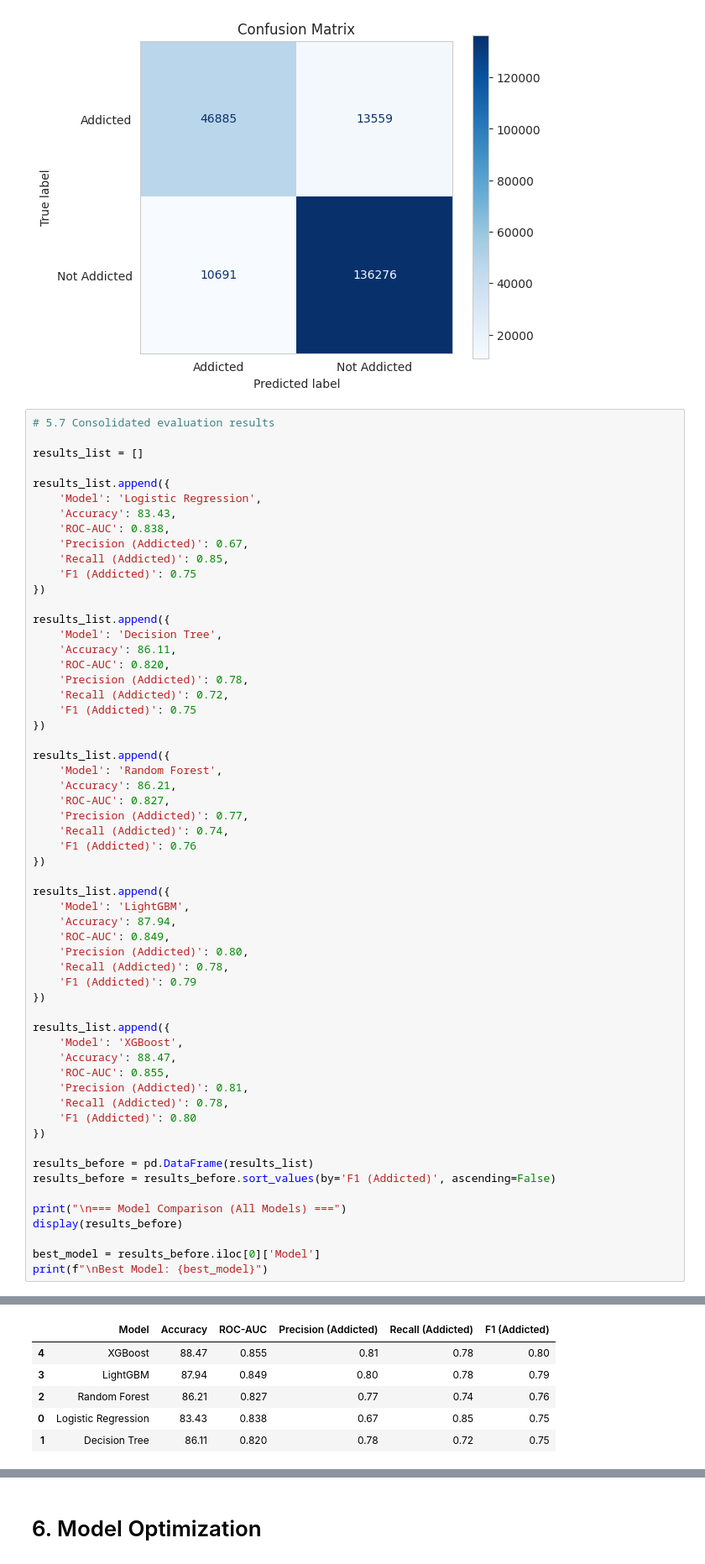
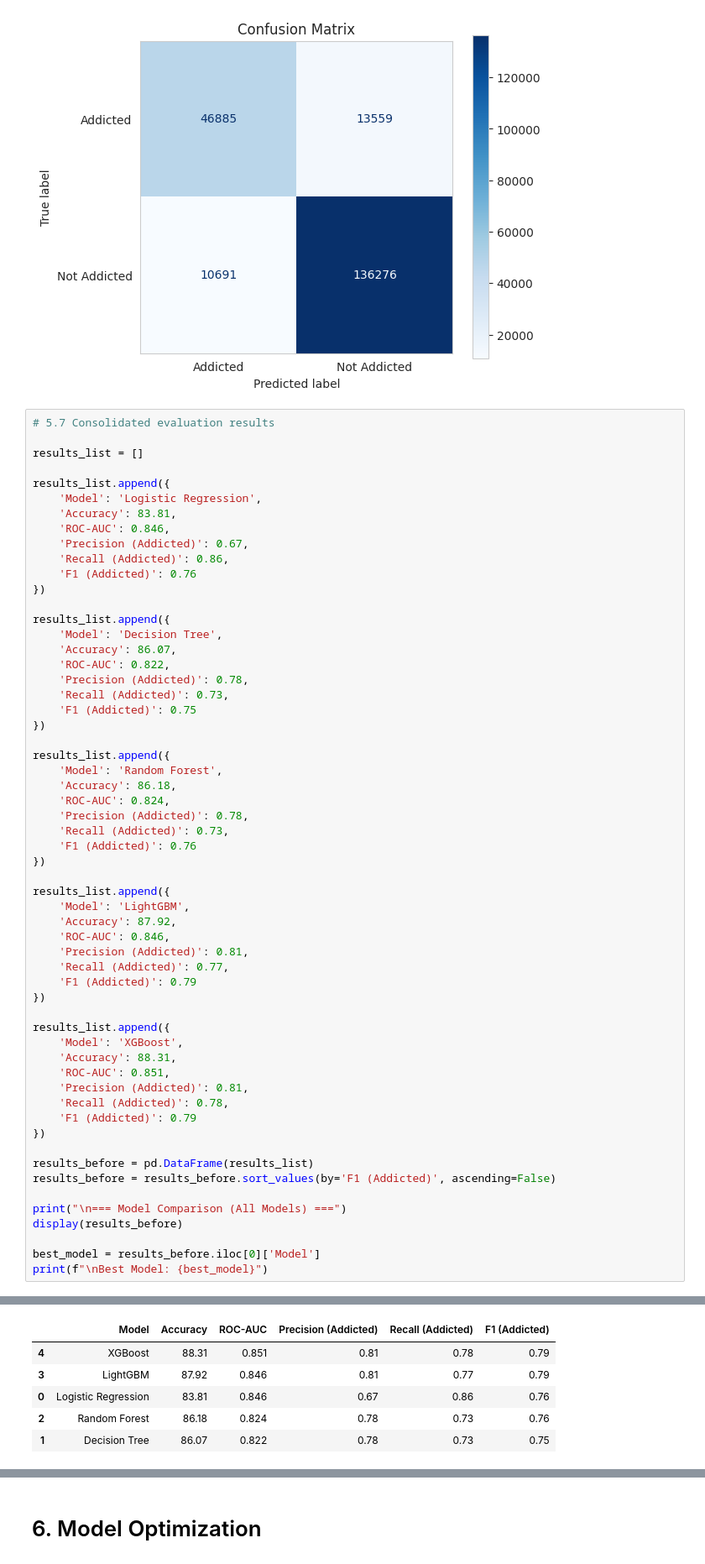
Before and after one commit to kamxsato/MIS444_Final_Project, a Jupyter notebook: 24104087_Final_Project.ipynb, the cells around one changed output, grey strips where cells are left out. Shown at 84% size. Saved outputs shown, nothing was run; the diff lists cells and outputs as text.

```diff
--- a/24104087_Final_Project.ipynb
+++ b/24104087_Final_Project.ipynb
@@ -917,65 +917,65 @@ results_list = []
 
 results_list.append({
     'Model': 'Logistic Regression',
-    'Accuracy': 83.43,
-    'ROC-AUC': 0.838,
+    'Accuracy': 83.81,
+    'ROC-AUC': 0.846,
     'Precision (Addicted)': 0.67,
-    'Recall (Addicted)': 0.85,
-    'F1 (Addicted)': 0.75
+    'Recall (Addicted)': 0.86,
+    'F1 (Addicted)': 0.76
 })
 
 results_list.append({
     'Model': 'Decision Tree',
-    'Accuracy': 86.11,
-    'ROC-AUC': 0.820,
+    'Accuracy': 86.07,
+    'ROC-AUC': 0.822,
     'Precision (Addicted)': 0.78,
-    'Recall (Addicted)': 0.72,
+    'Recall (Addicted)': 0.73,
     'F1 (Addicted)': 0.75
 })
 
 results_list.append({
     'Model': 'Random Forest',
-    'Accuracy': 86.21,
-    'ROC-AUC': 0.827,
-    'Precision (Addicted)': 0.77,
-    'Recall (Addicted)': 0.74,
+    'Accuracy': 86.18,
+    'ROC-AUC': 0.824,
+    'Precision (Addicted)': 0.78,
+    'Recall (Addicted)': 0.73,
     'F1 (Addicted)': 0.76
 })
 
 results_list.append({
     'Model': 'LightGBM',
-    'Accuracy': 87.94,
-    'ROC-AUC': 0.849,
-    'Precision (Addicted)': 0.80,
-    'Recall (Addicted)': 0.78,
+    'Accuracy': 87.92,
+    'ROC-AUC': 0.846,
+    'Precision (Addicted)': 0.81,
+    'Recall (Addicted)': 0.77,
     'F1 (Addicted)': 0.79
 })
 
 results_list.append({
     'Model': 'XGBoost',
-    'Accuracy': 88.47,
-    'ROC-AUC': 0.855,
+    'Accuracy': 88.31,
+    'ROC-AUC': 0.851,
     'Precision (Addicted)': 0.81,
     'Recall (Addicted)': 0.78,
-    'F1 (Addicted)': 0.80
+    'F1 (Addicted)': 0.79
 })
 
 results_before = pd.DataFrame(results_list)
 results_before = results_before.sort_values(by='F1 (Addicted)', ascending=False)
 
 print("\n=== Model Comparison (All Models) ===")
 display(results_before)
 
 best_model = results_before.iloc[0]['Model']
 print(f"\nBest Model: {best_model}")
 # %% [output]
 === Model Comparison (All Models) ===
 |  | Model | Accuracy | ROC-AUC | Precision (Addicted) | Recall (Addicted) | F1 (Addicted) |
-| 4 | XGBoost | 88.47 | 0.855 | 0.81 | 0.78 | 0.80 |
-| 3 | LightGBM | 87.94 | 0.849 | 0.80 | 0.78 | 0.79 |
-| 2 | Random Forest | 86.21 | 0.827 | 0.77 | 0.74 | 0.76 |
-| 0 | Logistic Regression | 83.43 | 0.838 | 0.67 | 0.85 | 0.75 |
-| 1 | Decision Tree | 86.11 | 0.820 | 0.78 | 0.72 | 0.75 |
+| 4 | XGBoost | 88.31 | 0.851 | 0.81 | 0.78 | 0.79 |
+| 3 | LightGBM | 87.92 | 0.846 | 0.81 | 0.77 | 0.79 |
+| 0 | Logistic Regression | 83.81 | 0.846 | 0.67 | 0.86 | 0.76 |
+| 2 | Random Forest | 86.18 | 0.824 | 0.78 | 0.73 | 0.76 |
+| 1 | Decision Tree | 86.07 | 0.822 | 0.78 | 0.73 | 0.75 |
 Best Model: XGBoost
 # %% [markdown]
 # 6. Model Optimization
```
